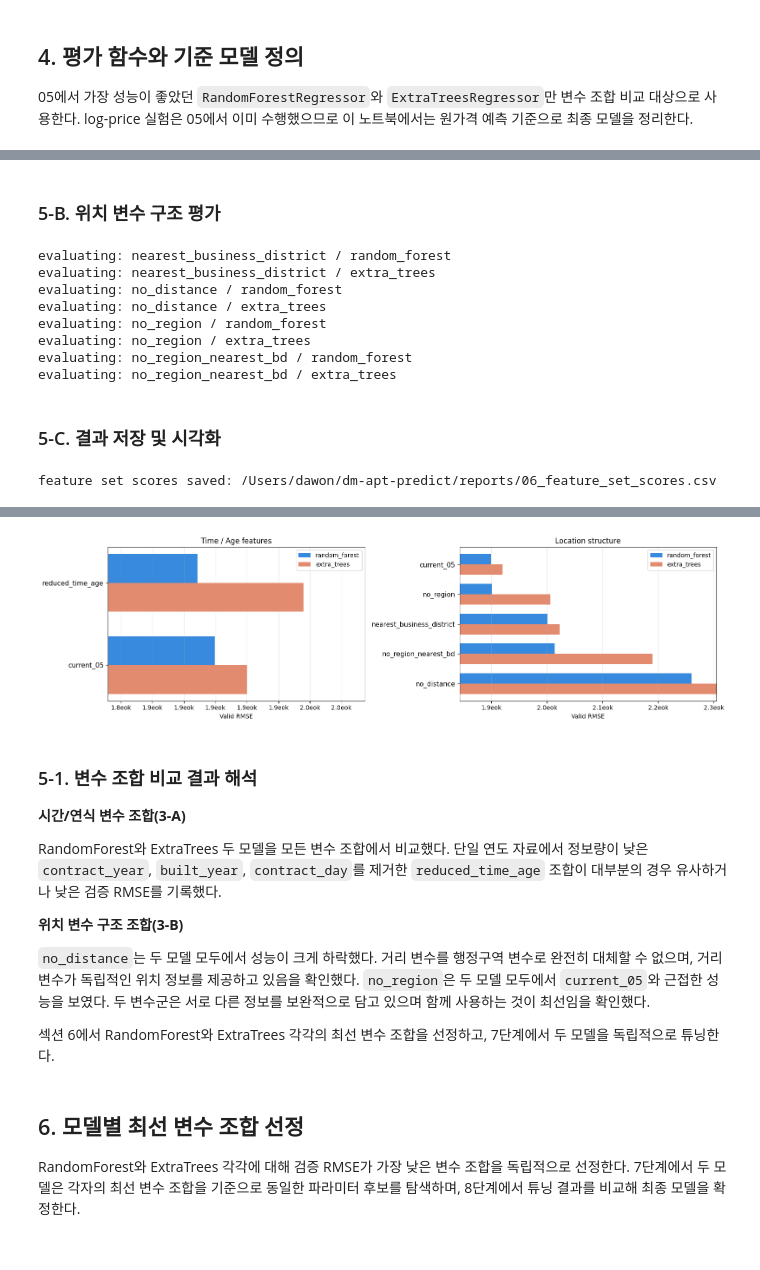
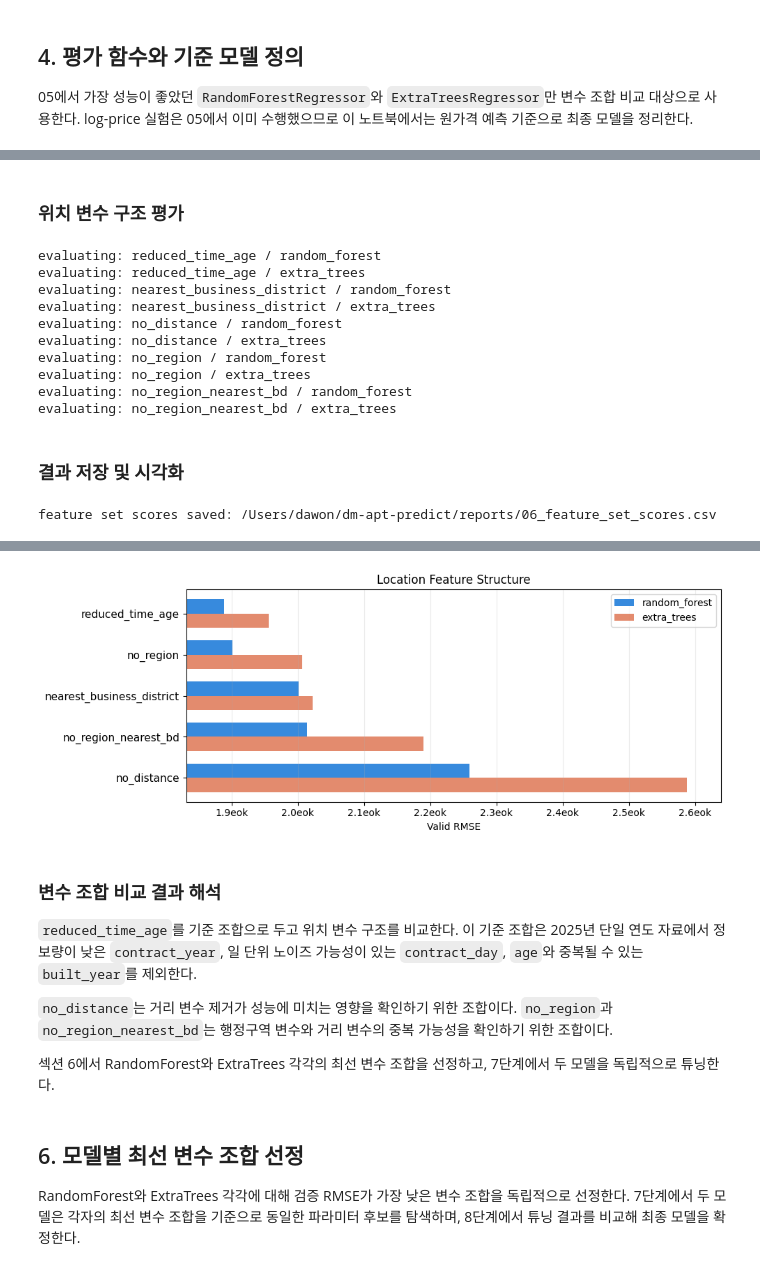
Before and after one commit to w0ne23/dm-apt-predict, a Jupyter notebook: notebooks/06_model_finalization.ipynb, the cells around one changed output, grey strips where cells are left out. Cells and saved outputs as stored; diff of their text form; code cells hidden in the pictures.

Commit message:
refactor: 06 변수 조합 비교를 reduced_time_age 기준으로 정리

```diff
--- a/notebooks/06_model_finalization.ipynb
+++ b/notebooks/06_model_finalization.ipynb
@@ -159,7 +122,7 @@ pd.DataFrame([
 두 변수군이 담는 위치 정보의 독립성과 중복 정도를 확인하는 것이 목적이다.
 # %%
 feature_sets_location = {
-    'current_05': feature_sets_time['current_05'],
+    base_feature_set: base_feature_config,
     'nearest_business_district': {
         'description': '업무지구별 거리 3개 대신 가장 가까운 업무지구 거리와 업무지구 코드를 사용',
         'numeric': [
@@ -378,11 +290,10 @@ evaluating: reduced_time_age / extra_trees
 # %% [markdown]
-### 5-B. 위치 변수 구조 평가
+### 위치 변수 구조 평가
 # %%
+feature_score_rows = []
+feature_set_frames = {}
+
 for feature_set_name, config in available_feature_sets_location.items():
-    # current_05는 5-A에서 이미 평가했으므로 frames만 재사용
-    if feature_set_name == 'current_05':
-        continue
-
     df = make_modeling_df(config)
     train_df, valid_df, test_df = split_train_valid_test(df)
     X_train = train_df[config['numeric'] + config['categorical']]
@@ -419,6 +330,8 @@ for feature_set_name, config in available_feature_sets_location.items():
             'valid_r2': scores['r2'],
         })
 # %% [output]
+evaluating: reduced_time_age / random_forest
+evaluating: reduced_time_age / extra_trees
 evaluating: nearest_business_district / random_forest
 evaluating: nearest_business_district / extra_trees
 evaluating: no_distance / random_forest
@@ -428,46 +341,33 @@ evaluating: no_region / extra_trees
 evaluating: no_region_nearest_bd / random_forest
 evaluating: no_region_nearest_bd / extra_trees
 # %% [markdown]
-### 5-C. 결과 저장 및 시각화
+### 결과 저장 및 시각화
 # %%
 feature_score_df = pd.DataFrame(feature_score_rows).sort_values('valid_rmse').reset_index(drop=True)
 feature_score_df.to_csv(FEATURE_SET_SCORE_PATH, index=False, encoding='utf-8-sig')
 print(f'feature set scores saved: {FEATURE_SET_SCORE_PATH}')
 display(feature_score_df)
 
-time_df = feature_score_df[feature_score_df['group'] == 'time'].copy()
-baseline_df = feature_score_df[feature_score_df['feature_set'] == 'current_05'].copy()
-baseline_df['group'] = 'location'
-location_df = pd.concat([
-    baseline_df,
-    feature_score_df[feature_score_df['group'] == 'location'],
-]).drop_duplicates('feature_set')
+plot_df = feature_score_df.copy()
+et_all = plot_df[plot_df['model'] == 'extra_trees'].set_index('feature_set')['valid_rmse']
+rf = plot_df[plot_df['model'] == 'random_forest'].sort_values('valid_rmse', ascending=False)
+order = rf['feature_set'].tolist()
 
-group_dfs = [time_df, location_df]
-titles = ['Time / Age features', 'Location structure']
-et_all = feature_score_df[feature_score_df['model'] == 'extra_trees'].set_index('feature_set')['valid_rmse']
+y = np.arange(len(order))
+h = 0.35
+fig, ax = plt.subplots(figsize=(10, max(4, len(order) * 0.7)))
 
-fig, axes = plt.subplots(1, 2, figsize=(16, max(4, 5 * 0.9)), sharey=False)
+bar_rf = ax.barh(y + h/2, rf['valid_rmse'].values, height=h, color='#378ADD', label='random_forest')
+bar_et = ax.barh(y - h/2, [et_all[f] for f in order], height=h, color='#D85A30', alpha=0.7, label='extra_trees')
 
-for i, (gdf, title) in enumerate(zip(group_dfs, titles)):
-    ax = axes[i]
-    rf = gdf[gdf['model'] == 'random_forest'].sort_values('valid_rmse', ascending=False)
-    order = rf['feature_set'].tolist()
-
-    y = np.arange(len(order))
-    h = 0.35
-
-    bar_rf = ax.barh(y + h/2, rf['valid_rmse'].values, height=h, color='#378ADD', label='random_forest')
-    bar_et = ax.barh(y - h/2, [et_all[f] for f in order], height=h, color='#D85A30', alpha=0.7, label='extra_trees')
-
-    ax.set_yticks(y)
-    ax.set_yticklabels(order, fontsize=11)
-    ax.xaxis.set_major_formatter(plt.FuncFormatter(lambda v, _: f'{v/10000:.1f}eok'))
-    ax.set_xlim(gdf['valid_rmse'].min() * 0.97, gdf['valid_rmse'].max() * 1.02)
-    ax.set_xlabel('Valid RMSE')
-    ax.set_title(title)
-    ax.grid(axis='x', alpha=0.25)
-    ax.legend(handles=[bar_rf, bar_et], fontsize=10)
+ax.set_yticks(y)
+ax.set_yticklabels(order, fontsize=11)
+ax.xaxis.set_major_formatter(plt.FuncFormatter(lambda v, _: f'{v/10000:.1f}eok'))
+ax.set_xlim(plot_df['valid_rmse'].min() * 0.97, plot_df['valid_rmse'].max() * 1.02)
+ax.set_xlabel('Valid RMSE')
+ax.set_title('Location Feature Structure')
+ax.grid(axis='x', alpha=0.25)
+ax.legend(handles=[bar_rf, bar_et], fontsize=10)
 
 fig.tight_layout()
 display(fig)
@@ -490,14 +388,10 @@ feature set scores saved: /Users/dawon/dm-apt-predict/reports/06_feature_set_sco
-[figure, old version]
+[figure, new version]
 # %% [markdown]
-### 5-1. 변수 조합 비교 결과 해석
+### 변수 조합 비교 결과 해석
 
-**시간/연식 변수 조합(3-A)**
+`reduced_time_age`를 기준 조합으로 두고 위치 변수 구조를 비교한다. 이 기준 조합은 2025년 단일 연도 자료에서 정보량이 낮은 `contract_year`, 일 단위 노이즈 가능성이 있는 `contract_day`, `age`와 중복될 수 있는 `built_year`를 제외한다.
 
-RandomForest와 ExtraTrees 두 모델을 모든 변수 조합에서 비교했다. 단일 연도 자료에서 정보량이 낮은 `contract_year`, `built_year`, `contract_day`를 제거한 `reduced_time_age` 조합이 대부분의 경우 유사하거나 낮은 검증 RMSE를 기록했다.
-
-**위치 변수 구조 조합(3-B)**
-
-`no_distance`는 두 모델 모두에서 성능이 크게 하락했다. 거리 변수를 행정구역 변수로 완전히 대체할 수 없으며, 거리 변수가 독립적인 위치 정보를 제공하고 있음을 확인했다. `no_region`은 두 모델 모두에서 `current_05`와 근접한 성능을 보였다. 두 변수군은 서로 다른 정보를 보완적으로 담고 있으며 함께 사용하는 것이 최선임을 확인했다.
+`no_distance`는 거리 변수 제거가 성능에 미치는 영향을 확인하기 위한 조합이다. `no_region`과 `no_region_nearest_bd`는 행정구역 변수와 거리 변수의 중복 가능성을 확인하기 위한 조합이다.
 
 섹션 6에서 RandomForest와 ExtraTrees 각각의 최선 변수 조합을 선정하고, 7단계에서 두 모델을 독립적으로 튜닝한다.
 # %% [markdown]
```
Also changed, not shown: parts of 17 cells of this notebook.
